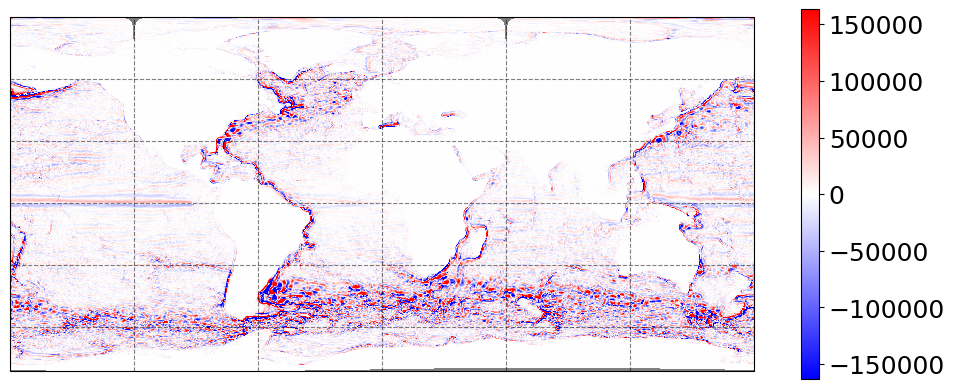
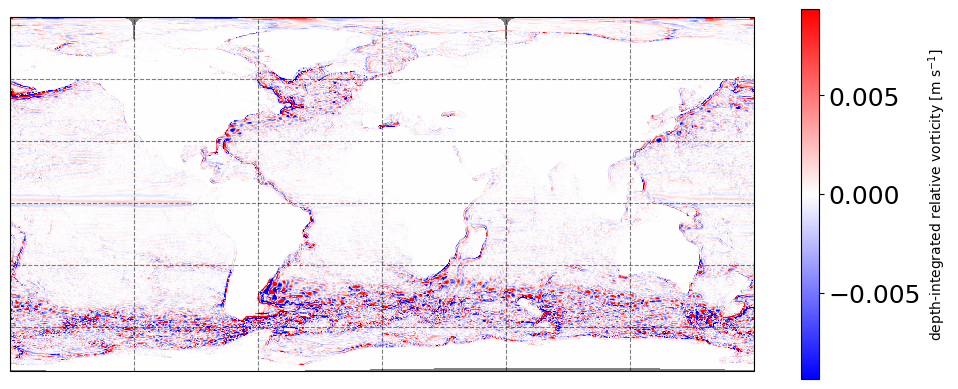
The change to this notebook cell's code, shown as a diff; its figure went from the first image to the second:
--- before
+++ after
@@ -8,5 +8,5 @@
                    transform=ccrs.PlateCarree(),
                    add_labels=False, add_colorbar=False)
-cb = plt.colorbar(p, shrink=0.6)
+cb = plt.colorbar(p, shrink=0.6, label='depth-integrated relative vorticity [m s$^{-1}$]')
 cb.ax.tick_params(labelsize=18)
 p.axes.gridlines(color='black', alpha=0.5, linestyle='--')

Commit: Use grid.derivative (true spatial derivatives) for vorticity